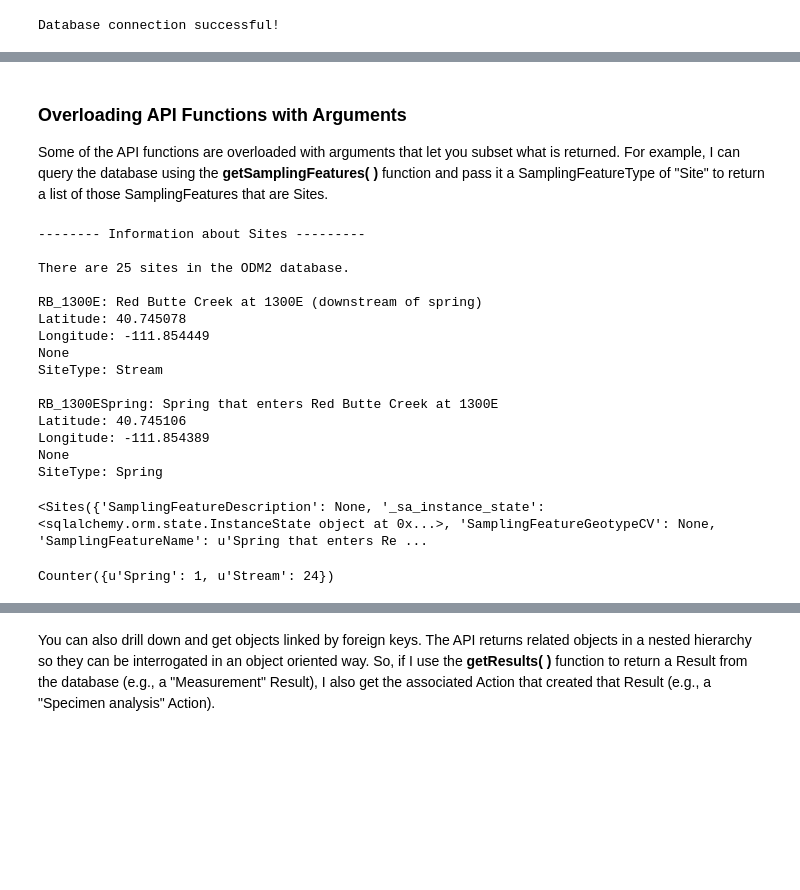
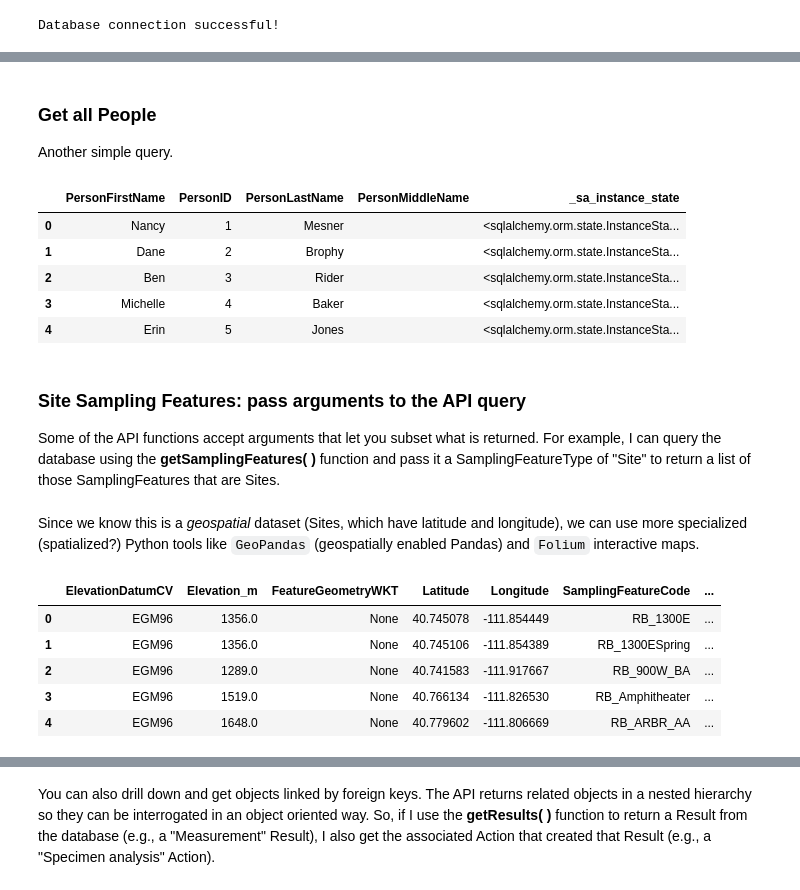
Before and after one commit to BiG-CZ/wshp2017_tutorial_content, a Jupyter notebook: notebooks/ODM2_Example3.ipynb, the cells around one changed output, grey strips where cells are left out. Saved outputs shown, nothing was run; the diff lists cells and outputs as text; code cells hidden in the pictures; blank space fills up the shorter version.

```diff
--- a/notebooks/ODM2_Example3.ipynb
+++ b/notebooks/ODM2_Example3.ipynb
@@ -89,47 +76,17 @@ Michelle Baker
+# %% [markdown]
+### Get all People
+Another simple query.
+# %%
+allPeople = read.getPeople()
+pd.DataFrame.from_records([vars(person) for person in allPeople]).head()
+# %% [output]
+|  | PersonFirstName | PersonID | PersonLastName | PersonMiddleName | _sa_instance_state |
+| 0 | Nancy | 1 | Mesner |  | <sqlalchemy.orm.state.InstanceSta... |
+| 1 | Dane | 2 | Brophy |  | <sqlalchemy.orm.state.InstanceSta... |
+| 2 | Ben | 3 | Rider |  | <sqlalchemy.orm.state.InstanceSta... |
+| 3 | Michelle | 4 | Baker |  | <sqlalchemy.orm.state.InstanceSta... |
+| 4 | Erin | 5 | Jones |  | <sqlalchemy.orm.state.InstanceSta... |
 # %% [markdown]
-### Overloading API Functions with Arguments
+### Site Sampling Features: pass arguments to the API query
 
-Some of the API functions are overloaded with arguments that let you subset what is returned. For example, I can query the database using the **getSamplingFeatures( )** function and pass it a SamplingFeatureType of "Site" to return a list of those SamplingFeatures that are Sites.
+Some of the API functions accept arguments that let you subset what is returned. For example, I can query the database using the **getSamplingFeatures( )** function and pass it a SamplingFeatureType of "Site" to return a list of those SamplingFeatures that are Sites.
-# %%
-# Get all of the SamplingFeatures from the ODM2 database that are Sites
-try:
-    print("\n-------- Information about Sites --------- \n")
-    siteFeatures = read.getSamplingFeatures(type='Site')
-    numSites = len(siteFeatures)
-    print("There are " + str(numSites) + " sites in the ODM2 database.\n")
-    # Print a few of the Attributes for a couple of the sites
-    for x in siteFeatures[:2]:
-        print(x.SamplingFeatureCode + ": " + x.SamplingFeatureName)
-        print('Latitude: ' + str(x.Latitude))
-        print('Longitude: ' + str(x.Longitude))
-        print(x.FeatureGeometryWKT)
-        print('SiteType: ' + x.SiteTypeCV + "\n")
-except Exception as e:
-    print("Unable to demo getSamplingFeatures: ", e)
-# %% [output]
--------- Information about Sites ---------
-
-There are 25 sites in the ODM2 database.
-
-RB_1300E: Red Butte Creek at 1300E (downstream of spring)
-Latitude: 40.745078
-Longitude: -111.854449
-None
-SiteType: Stream
-
-RB_1300ESpring: Spring that enters Red Butte Creek at 1300E
-Latitude: 40.745106
-Longitude: -111.854389
-None
-SiteType: Spring
-# %%
-# FROM EMILIO: SamplingFeature geometry attributes are not being populated!
-# SamplingFeatureGeotypeCV and FeatureGeometryWKT are both None.
-x
-# %% [output]
-<Sites({'SamplingFeatureDescription': None, '_sa_instance_state': <sqlalchemy.orm.state.InstanceState object at 0x...>, 'SamplingFeatureGeotypeCV': None, 'SamplingFeatureName': u'Spring that enters Re ...
-# %%
-# Count number of occurrences of each SiteTypeCV
-collections.Counter([sf.SiteTypeCV for sf in siteFeatures])
-# %% [output]
-Counter({u'Spring': 1, u'Stream': 24})
@@ -135,0 +100,14 @@ Counter({u'Spring': 1, u'Stream': 24})
+# %% [markdown]
+Since we know this is a *geospatial* dataset (Sites, which have latitude and longitude), we can use more specialized (spatialized?) Python tools like `GeoPandas` (geospatially enabled Pandas) and `Folium` interactive maps.
+# %%
+# Create a GeoPandas GeoDataFrame from Sites DataFrame
+ptgeom = [Point(xy) for xy in zip(df['Longitude'], df['Latitude'])]
+gdf = gpd.GeoDataFrame(df, geometry=ptgeom, crs={'init': 'epsg:4326'})
+gdf.head(5)
+# %% [output]
+|  | ElevationDatumCV | Elevation_m | FeatureGeometryWKT | Latitude | Longitude | SamplingFeatureCode | ... |
+| 0 | EGM96 | 1356.0 | None | 40.745078 | -111.854449 | RB_1300E | ... |
+| 1 | EGM96 | 1356.0 | None | 40.745106 | -111.854389 | RB_1300ESpring | ... |
+| 2 | EGM96 | 1289.0 | None | 40.741583 | -111.917667 | RB_900W_BA | ... |
+| 3 | EGM96 | 1519.0 | None | 40.766134 | -111.826530 | RB_Amphitheater | ... |
+| 4 | EGM96 | 1648.0 | None | 40.779602 | -111.806669 | RB_ARBR_AA | ... |
```
Also changed, not shown: parts of 39 cells of this notebook.
